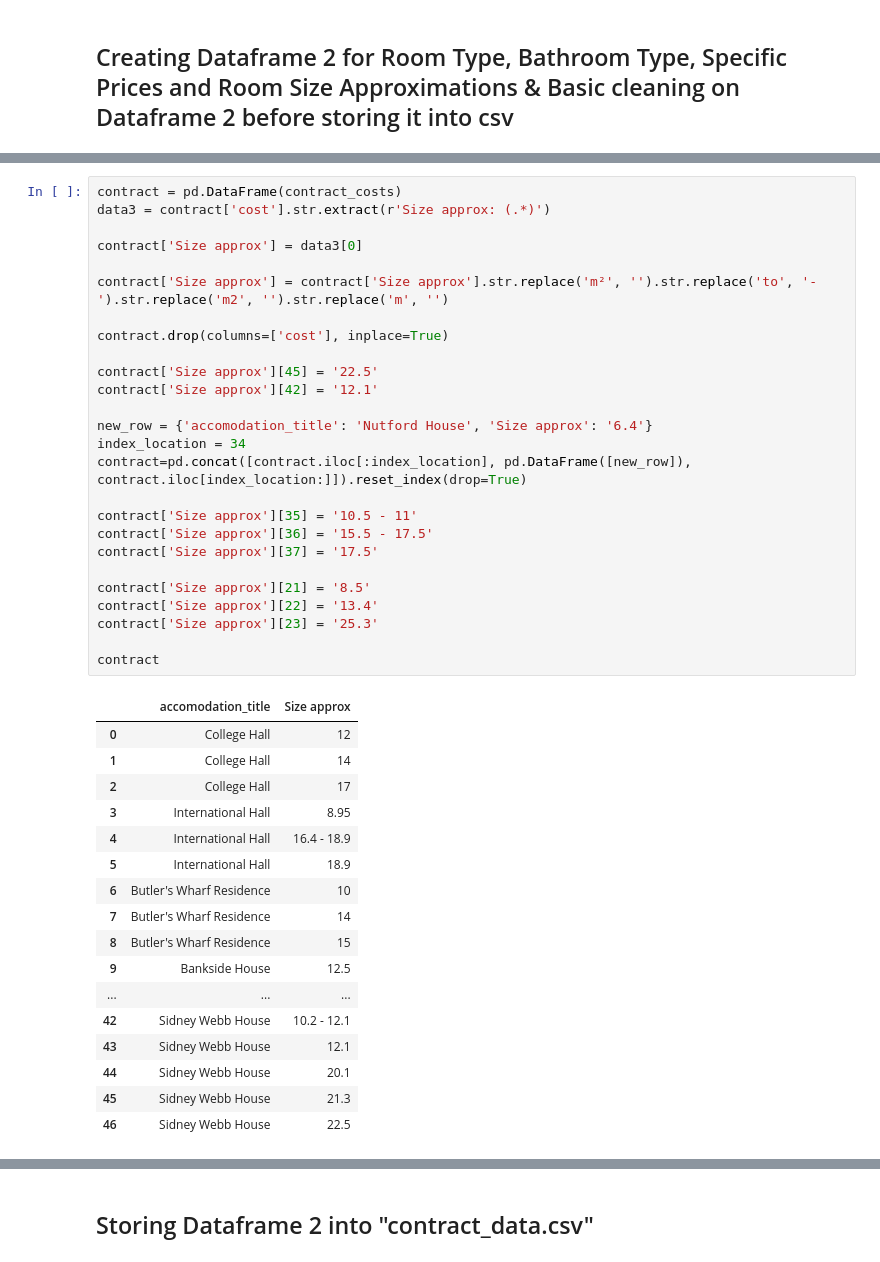
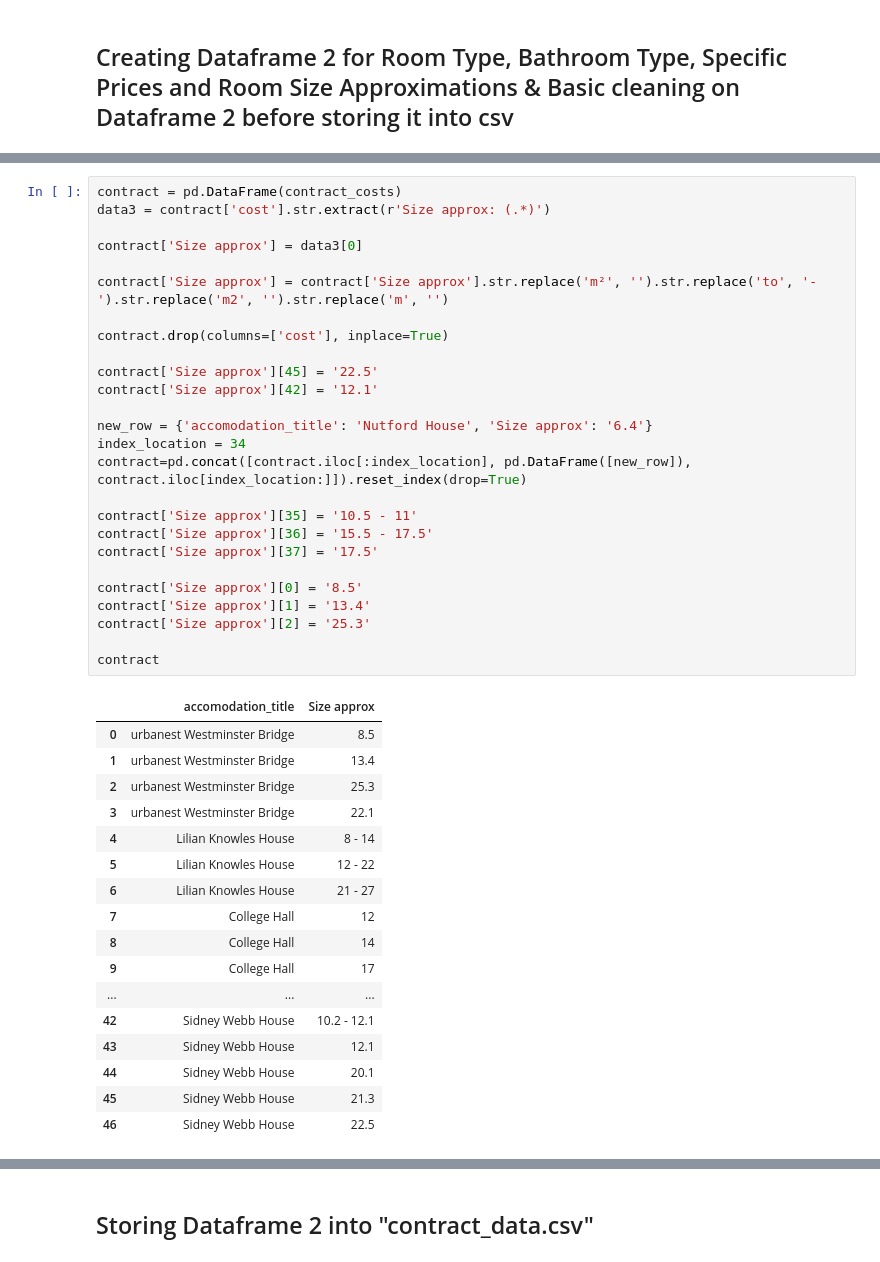
Before and after one commit to datadabbler23/ST115-Final-Project, a Jupyter notebook: Scraping Code and Creating Dataframes.ipynb, the cells around one changed output, grey strips where cells are left out. Drawn from its saved outputs; the diff is of its cells as text.

```diff
--- a/Scraping Code and Creating Dataframes.ipynb
+++ b/Scraping Code and Creating Dataframes.ipynb
@@ -588,41 +590,41 @@ combined_df1
 # %%
 contract = pd.DataFrame(contract_costs)
 data3 = contract['cost'].str.extract(r'Size approx: (.*)')
 
 contract['Size approx'] = data3[0]
 
 contract['Size approx'] = contract['Size approx'].str.replace('m²', '').str.replace('to', '-').str.replace('m2', '').str.replace('m', '')
 
 contract.drop(columns=['cost'], inplace=True)
 
 contract['Size approx'][45] = '22.5'
 contract['Size approx'][42] = '12.1'
 
 new_row = {'accomodation_title': 'Nutford House', 'Size approx': '6.4'}
 index_location = 34
 contract=pd.concat([contract.iloc[:index_location], pd.DataFrame([new_row]), contract.iloc[index_location:]]).reset_index(drop=True)
 
 contract['Size approx'][35] = '10.5 - 11'
 contract['Size approx'][36] = '15.5 - 17.5'
 contract['Size approx'][37] = '17.5'
 
-contract['Size approx'][21] = '8.5'
-contract['Size approx'][22] = '13.4'
-contract['Size approx'][23] = '25.3'
+contract['Size approx'][0] = '8.5'
+contract['Size approx'][1] = '13.4'
+contract['Size approx'][2] = '25.3'
 
 contract
 # %% [output]
 |  | accomodation_title | Size approx |
-| 0 | College Hall | 12 |
-| 1 | College Hall | 14 |
-| 2 | College Hall | 17 |
-| 3 | International Hall | 8.95 |
-| 4 | International Hall | 16.4 - 18.9 |
-| 5 | International Hall | 18.9 |
-| 6 | Butler's Wharf Residence | 10 |
-| 7 | Butler's Wharf Residence | 14 |
-| 8 | Butler's Wharf Residence | 15 |
-| 9 | Bankside House | 12.5 |
+| 0 | urbanest Westminster Bridge | 8.5 |
+| 1 | urbanest Westminster Bridge | 13.4 |
+| 2 | urbanest Westminster Bridge | 25.3 |
+| 3 | urbanest Westminster Bridge | 22.1 |
+| 4 | Lilian Knowles House | 8 - 14 |
+| 5 | Lilian Knowles House | 12 - 22 |
+| 6 | Lilian Knowles House | 21 - 27 |
+| 7 | College Hall | 12 |
+| 8 | College Hall | 14 |
+| 9 | College Hall | 17 |
 | ... | ... | ... |
 | 42 | Sidney Webb House | 10.2 - 12.1 |
 | 43 | Sidney Webb House | 12.1 |
```
Also changed, not shown: parts of 23 cells of this notebook, 3 other files.
